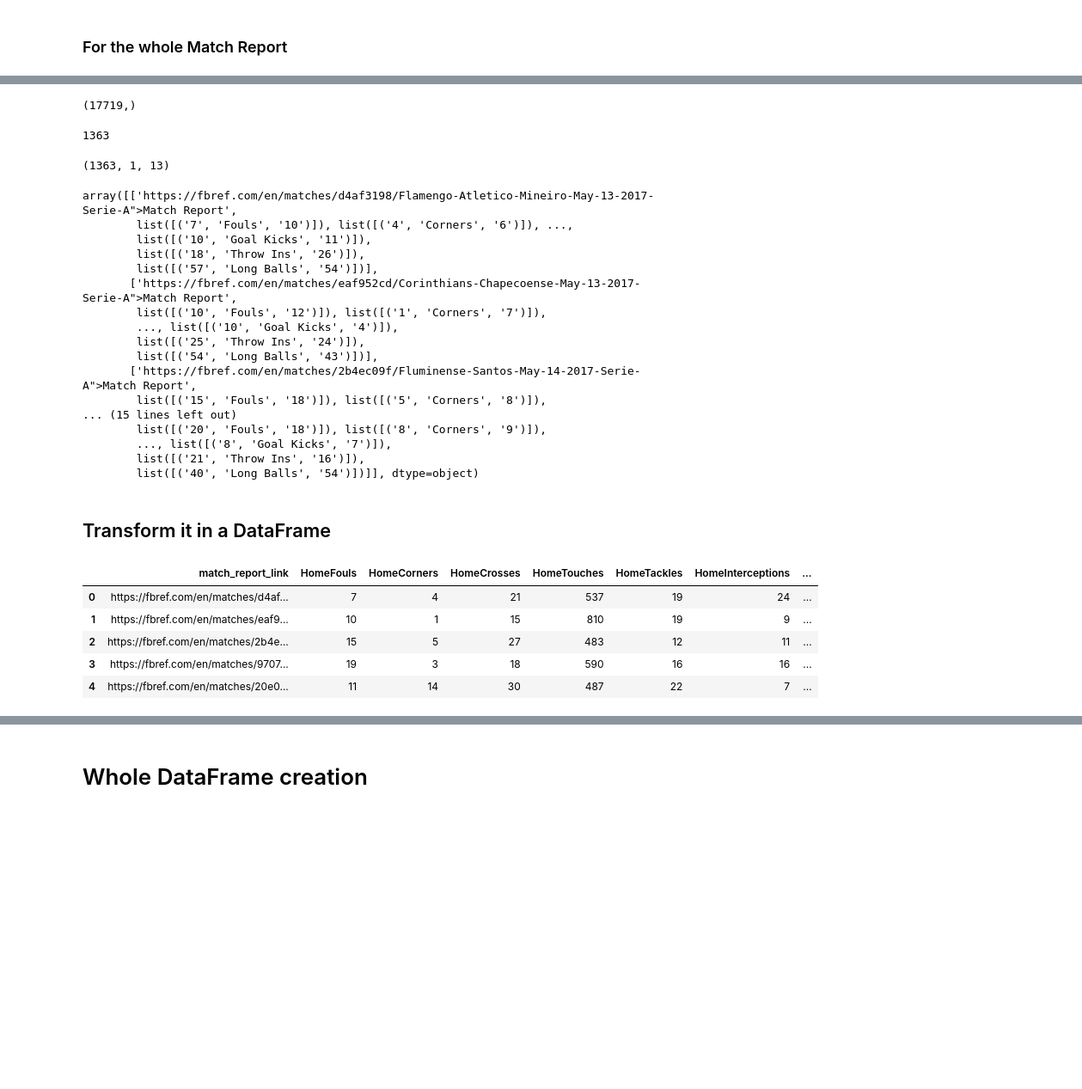
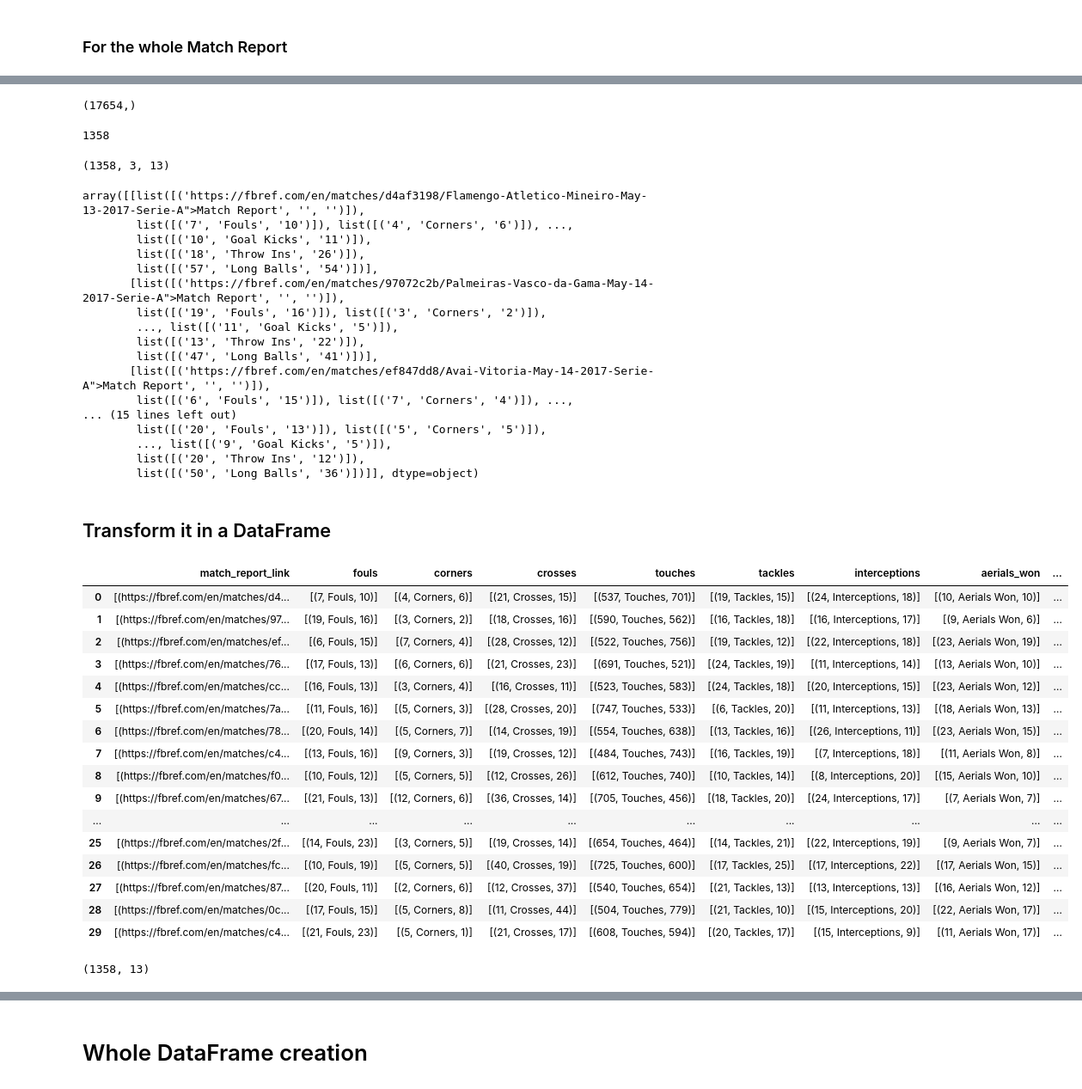
Before and after one commit to feliperattes/soccer_pred, a Jupyter notebook: notebooks/Scraping_test (1).ipynb, the cells around one changed output, grey strips where cells are left out. Shown at 86% size. Saved outputs shown, nothing was run; the diff lists cells and outputs as text; code cells hidden in the pictures; blank space fills up the shorter version.

```diff
--- a/soccer_pred_487/Notebooks/Scraping_last_Sunday.ipynb
+++ b/notebooks/Scraping_test (1).ipynb
@@ -416,7 +416,7 @@ for link in match_report_links:
         throw_ins = re.findall('(\d*)(Throw Ins)(\d*)', info_extra.text)
         long_balls = re.findall('(\d*)(Long Balls)(\d*)', info_extra.text)
 
-    team_stats_extra.extend([link, fouls,
+    team_stats_extra.extend([[(f'{link}', '', '')], fouls,
                              corners, crosses, touches,
                              tackles, interceptions, aerials_won,
                              clearances, offsides, goal_kicks,
@@ -471,35 +451,34 @@ transform = np.array(team_stats_extra)
 size = transform.shape
 print(size)
 # %% [output]
-(17719,)
+(17654,)
 # %%
 size1 = int(size[0] / 13)
 print(size1)
-# or should it be size1, 3, 13? - Ewa
-a = np.resize(transform, (size1, 1, 13))
+a = np.resize(transform, (size1, 3,13))
 a.shape
 # %% [output]
-1363
+1358
-(1363, 1, 13)
+(1358, 3, 13)
 # %%
 a[:, 0]
 # %% [output]
-array([['https://fbref.com/en/matches/d4af3198/Flamengo-Atletico-Mineiro-May-13-2017-Serie-A">Match Report',
+array([[list([('https://fbref.com/en/matches/d4af3198/Flamengo-Atletico-Mineiro-May-13-2017-Serie-A">Match Report', '', '')]),
         list([('7', 'Fouls', '10')]), list([('4', 'Corners', '6')]), ...,
         list([('10', 'Goal Kicks', '11')]),
         list([('18', 'Throw Ins', '26')]),
         list([('57', 'Long Balls', '54')])],
-       ['https://fbref.com/en/matches/eaf952cd/Corinthians-Chapecoense-May-13-2017-Serie-A">Match Report',
-        list([('10', 'Fouls', '12')]), list([('1', 'Corners', '7')]),
-        ..., list([('10', 'Goal Kicks', '4')]),
-        list([('25', 'Throw Ins', '24')]),
-        list([('54', 'Long Balls', '43')])],
-       ['https://fbref.com/en/matches/2b4ec09f/Fluminense-Santos-May-14-2017-Serie-A">Match Report',
-        list([('15', 'Fouls', '18')]), list([('5', 'Corners', '8')]),
+       [list([('https://fbref.com/en/matches/97072c2b/Palmeiras-Vasco-da-Gama-May-14-2017-Serie-A">Match Report', '', '')]),
+        list([('19', 'Fouls', '16')]), list([('3', 'Corners', '2')]),
+        ..., list([('11', 'Goal Kicks', '5')]),
+        list([('13', 'Throw Ins', '22')]),
+        list([('47', 'Long Balls', '41')])],
+       [list([('https://fbref.com/en/matches/ef847dd8/Avai-Vitoria-May-14-2017-Serie-A">Match Report', '', '')]),
+        list([('6', 'Fouls', '15')]), list([('7', 'Corners', '4')]), ...,
 ... (15 lines left out)
-        list([('20', 'Fouls', '18')]), list([('8', 'Corners', '9')]),
-        ..., list([('8', 'Goal Kicks', '7')]),
-        list([('21', 'Throw Ins', '16')]),
-        list([('40', 'Long Balls', '54')])]], dtype=object)
+        list([('20', 'Fouls', '13')]), list([('5', 'Corners', '5')]),
+        ..., list([('9', 'Goal Kicks', '5')]),
+        list([('20', 'Throw Ins', '12')]),
+        list([('50', 'Long Balls', '36')])]], dtype=object)
 # %% [markdown]
 ## Transform it in a DataFrame
@@ -505,0 +497,24 @@ array([['https://fbref.com/en/matches/d4af3198/Flamengo-Atletico-Mineiro-May-13-
+# %%
+df_soccer.head(30)
+# %% [output]
+|  | match_report_link | fouls | corners | crosses | touches | tackles | interceptions | aerials_won | ... |
+| 0 | [(https://fbref.com/en/matches/d4... | [(7, Fouls, 10)] | [(4, Corners, 6)] | [(21, Crosses, 15)] | [(537, Touches, 701)] | [(19, Tackles, 15)] | [(24, Interceptions, 18)] | [(10, Aerials Won, 10)] | ... |
+| 1 | [(https://fbref.com/en/matches/97... | [(19, Fouls, 16)] | [(3, Corners, 2)] | [(18, Crosses, 16)] | [(590, Touches, 562)] | [(16, Tackles, 18)] | [(16, Interceptions, 17)] | [(9, Aerials Won, 6)] | ... |
+| 2 | [(https://fbref.com/en/matches/ef... | [(6, Fouls, 15)] | [(7, Corners, 4)] | [(28, Crosses, 12)] | [(522, Touches, 756)] | [(19, Tackles, 12)] | [(22, Interceptions, 18)] | [(23, Aerials Won, 19)] | ... |
+| 3 | [(https://fbref.com/en/matches/76... | [(17, Fouls, 13)] | [(6, Corners, 6)] | [(21, Crosses, 23)] | [(691, Touches, 521)] | [(24, Tackles, 19)] | [(11, Interceptions, 14)] | [(13, Aerials Won, 10)] | ... |
+| 4 | [(https://fbref.com/en/matches/cc... | [(16, Fouls, 13)] | [(3, Corners, 4)] | [(16, Crosses, 11)] | [(523, Touches, 583)] | [(24, Tackles, 18)] | [(20, Interceptions, 15)] | [(23, Aerials Won, 12)] | ... |
+| 5 | [(https://fbref.com/en/matches/7a... | [(11, Fouls, 16)] | [(5, Corners, 3)] | [(28, Crosses, 20)] | [(747, Touches, 533)] | [(6, Tackles, 20)] | [(11, Interceptions, 13)] | [(18, Aerials Won, 13)] | ... |
+| 6 | [(https://fbref.com/en/matches/78... | [(20, Fouls, 14)] | [(5, Corners, 7)] | [(14, Crosses, 19)] | [(554, Touches, 638)] | [(13, Tackles, 16)] | [(26, Interceptions, 11)] | [(23, Aerials Won, 15)] | ... |
+| 7 | [(https://fbref.com/en/matches/c4... | [(13, Fouls, 16)] | [(9, Corners, 3)] | [(19, Crosses, 12)] | [(484, Touches, 743)] | [(16, Tackles, 19)] | [(7, Interceptions, 18)] | [(11, Aerials Won, 8)] | ... |
+| 8 | [(https://fbref.com/en/matches/f0... | [(10, Fouls, 12)] | [(5, Corners, 5)] | [(12, Crosses, 26)] | [(612, Touches, 740)] | [(10, Tackles, 14)] | [(8, Interceptions, 20)] | [(15, Aerials Won, 10)] | ... |
+| 9 | [(https://fbref.com/en/matches/67... | [(21, Fouls, 13)] | [(12, Corners, 6)] | [(36, Crosses, 14)] | [(705, Touches, 456)] | [(18, Tackles, 20)] | [(24, Interceptions, 17)] | [(7, Aerials Won, 7)] | ... |
+| ... | ... | ... | ... | ... | ... | ... | ... | ... | ... |
+| 25 | [(https://fbref.com/en/matches/2f... | [(14, Fouls, 23)] | [(3, Corners, 5)] | [(19, Crosses, 14)] | [(654, Touches, 464)] | [(14, Tackles, 21)] | [(22, Interceptions, 19)] | [(9, Aerials Won, 7)] | ... |
+| 26 | [(https://fbref.com/en/matches/fc... | [(10, Fouls, 19)] | [(5, Corners, 5)] | [(40, Crosses, 19)] | [(725, Touches, 600)] | [(17, Tackles, 25)] | [(17, Interceptions, 22)] | [(17, Aerials Won, 15)] | ... |
+| 27 | [(https://fbref.com/en/matches/87... | [(20, Fouls, 11)] | [(2, Corners, 6)] | [(12, Crosses, 37)] | [(540, Touches, 654)] | [(21, Tackles, 13)] | [(13, Interceptions, 13)] | [(16, Aerials Won, 12)] | ... |
+| 28 | [(https://fbref.com/en/matches/0c... | [(17, Fouls, 15)] | [(5, Corners, 8)] | [(11, Crosses, 44)] | [(504, Touches, 779)] | [(21, Tackles, 10)] | [(15, Interceptions, 20)] | [(22, Aerials Won, 17)] | ... |
+| 29 | [(https://fbref.com/en/matches/c4... | [(21, Fouls, 23)] | [(5, Corners, 1)] | [(21, Crosses, 17)] | [(608, Touches, 594)] | [(20, Tackles, 17)] | [(15, Interceptions, 9)] | [(11, Aerials Won, 17)] | ... |
+# %%
+df_soccer.shape
+# %% [output]
+(1358, 13)
@@ -532,11 +535,0 @@ def grab_last(x):
-# %%
-df = pd.concat((links_df, home_df, away_df), axis=1)
-
-df.head(5)
-# %% [output]
-|  | match_report_link | HomeFouls | HomeCorners | HomeCrosses | HomeTouches | HomeTackles | HomeInterceptions | ... |
-| 0 | https://fbref.com/en/matches/d4af... | 7 | 4 | 21 | 537 | 19 | 24 | ... |
-| 1 | https://fbref.com/en/matches/eaf9... | 10 | 1 | 15 | 810 | 19 | 9 | ... |
-| 2 | https://fbref.com/en/matches/2b4e... | 15 | 5 | 27 | 483 | 12 | 11 | ... |
-| 3 | https://fbref.com/en/matches/9707... | 19 | 3 | 18 | 590 | 16 | 16 | ... |
-| 4 | https://fbref.com/en/matches/20e0... | 11 | 14 | 30 | 487 | 22 | 7 | ... |
```
Also changed, not shown: parts of 45 cells of this notebook, 39 other files.
